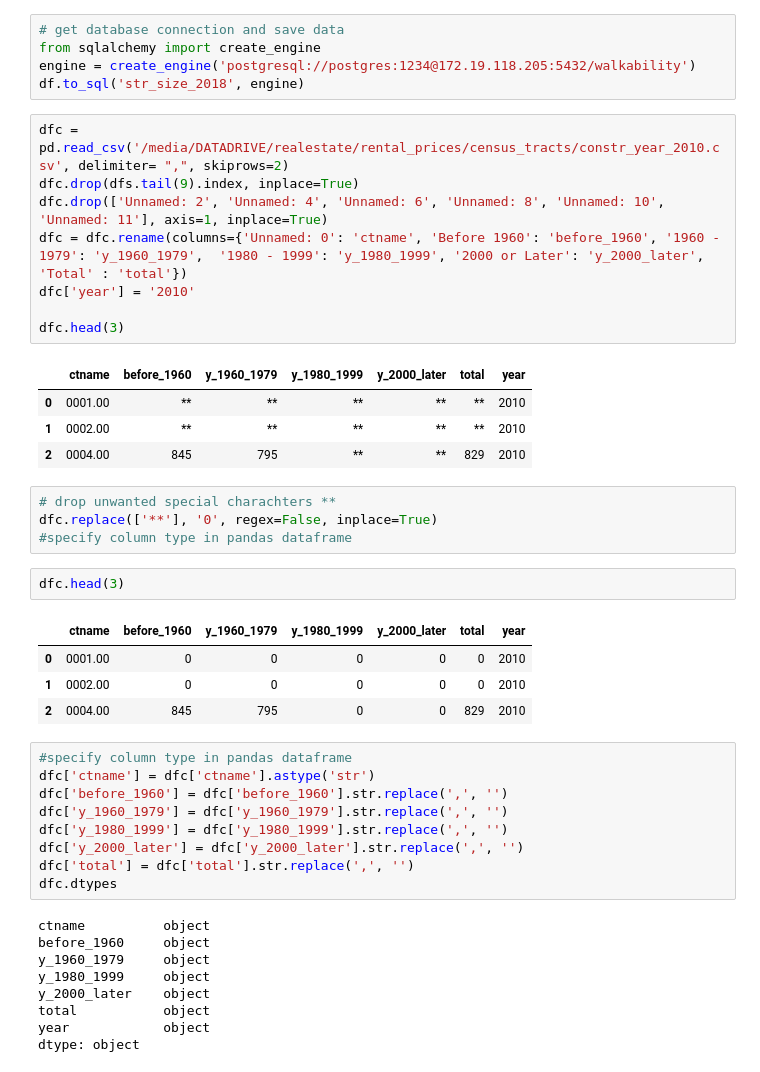
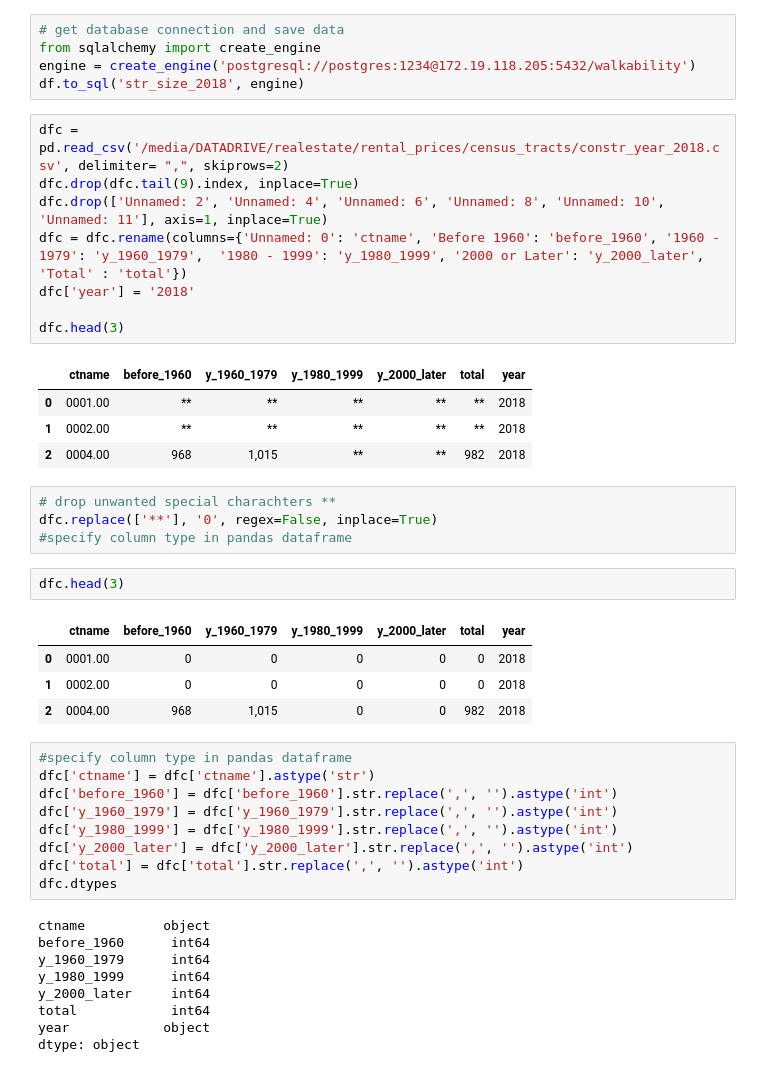
Before and after one commit to gcc-dav-official-github/production, a Jupyter notebook: projects/real_estate/code/rental_prices_csv cleaning.ipynb, the cells around one changed output. Cells and saved outputs as stored; diff of their text form.

```diff
--- a/projects/real_estate/code/rental_prices_csv cleaning.ipynb
+++ b/projects/real_estate/code/rental_prices_csv cleaning.ipynb
@@ -235,18 +235,18 @@ from sqlalchemy import create_engine
 engine = create_engine('postgresql://postgres:1234@172.19.118.205:5432/walkability')
 df.to_sql('str_size_2018', engine)
 # %%
-dfc = pd.read_csv('/media/DATADRIVE/realestate/rental_prices/census_tracts/constr_year_2010.csv', delimiter= ",", skiprows=2)
-dfc.drop(dfs.tail(9).index, inplace=True)
+dfc = pd.read_csv('/media/DATADRIVE/realestate/rental_prices/census_tracts/constr_year_2018.csv', delimiter= ",", skiprows=2)
+dfc.drop(dfc.tail(9).index, inplace=True)
 dfc.drop(['Unnamed: 2', 'Unnamed: 4', 'Unnamed: 6', 'Unnamed: 8', 'Unnamed: 10', 'Unnamed: 11'], axis=1, inplace=True)
 dfc = dfc.rename(columns={'Unnamed: 0': 'ctname', 'Before 1960': 'before_1960', '1960 - 1979': 'y_1960_1979',  '1980 - 1999': 'y_1980_1999', '2000 or Later': 'y_2000_later', 'Total' : 'total'})
-dfc['year'] = '2010'
+dfc['year'] = '2018'
 
 dfc.head(3)
 # %% [output]
 |  | ctname | before_1960 | y_1960_1979 | y_1980_1999 | y_2000_later | total | year |
-| 0 | 0001.00 | ** | ** | ** | ** | ** | 2010 |
-| 1 | 0002.00 | ** | ** | ** | ** | ** | 2010 |
-| 2 | 0004.00 | 845 | 795 | ** | ** | 829 | 2010 |
+| 0 | 0001.00 | ** | ** | ** | ** | ** | 2018 |
+| 1 | 0002.00 | ** | ** | ** | ** | ** | 2018 |
+| 2 | 0004.00 | 968 | 1,015 | ** | ** | 982 | 2018 |
 # %%
 # drop unwanted special charachters **
 dfc.replace(['**'], '0', regex=False, inplace=True)
@@ -255,24 +255,24 @@ dfc.replace(['**'], '0', regex=False, inplace=True)
 dfc.head(3)
 # %% [output]
 |  | ctname | before_1960 | y_1960_1979 | y_1980_1999 | y_2000_later | total | year |
-| 0 | 0001.00 | 0 | 0 | 0 | 0 | 0 | 2010 |
-| 1 | 0002.00 | 0 | 0 | 0 | 0 | 0 | 2010 |
-| 2 | 0004.00 | 845 | 795 | 0 | 0 | 829 | 2010 |
+| 0 | 0001.00 | 0 | 0 | 0 | 0 | 0 | 2018 |
+| 1 | 0002.00 | 0 | 0 | 0 | 0 | 0 | 2018 |
+| 2 | 0004.00 | 968 | 1,015 | 0 | 0 | 982 | 2018 |
 # %%
 #specify column type in pandas dataframe
 dfc['ctname'] = dfc['ctname'].astype('str')
-dfc['before_1960'] = dfc['before_1960'].str.replace(',', '')
-dfc['y_1960_1979'] = dfc['y_1960_1979'].str.replace(',', '')
-dfc['y_1980_1999'] = dfc['y_1980_1999'].str.replace(',', '')
-dfc['y_2000_later'] = dfc['y_2000_later'].str.replace(',', '')
-dfc['total'] = dfc['total'].str.replace(',', '')
+dfc['before_1960'] = dfc['before_1960'].str.replace(',', '').astype('int')
+dfc['y_1960_1979'] = dfc['y_1960_1979'].str.replace(',', '').astype('int')
+dfc['y_1980_1999'] = dfc['y_1980_1999'].str.replace(',', '').astype('int')
+dfc['y_2000_later'] = dfc['y_2000_later'].str.replace(',', '').astype('int')
+dfc['total'] = dfc['total'].str.replace(',', '').astype('int')
 dfc.dtypes
 # %% [output]
 ctname          object
-before_1960     object
-y_1960_1979     object
-y_1980_1999     object
-y_2000_later    object
-total           object
+before_1960      int64
+y_1960_1979      int64
+y_1980_1999      int64
+y_2000_later     int64
+total            int64
 year            object
 dtype: object
```
Also changed, not shown: parts of 4 cells of this notebook.
